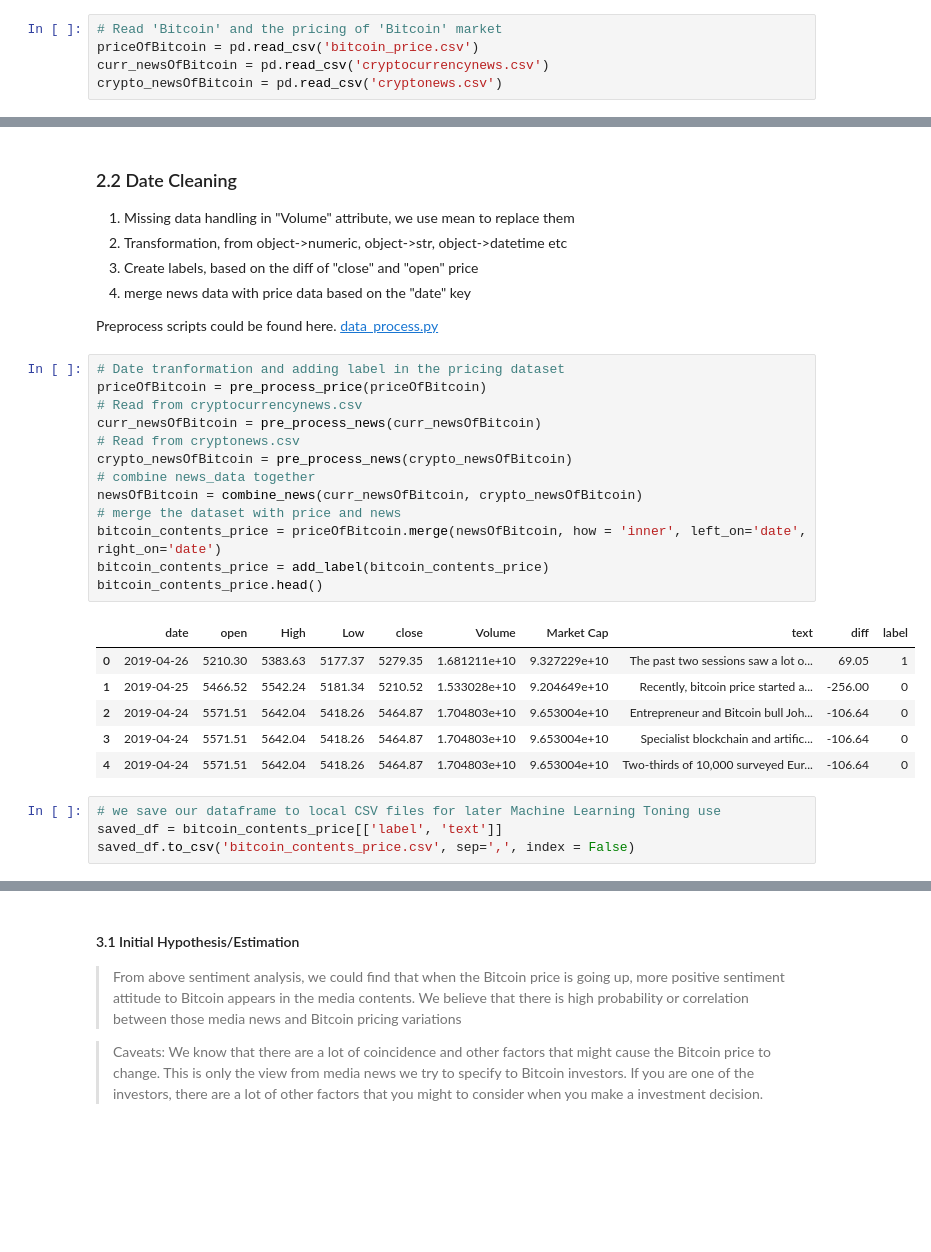
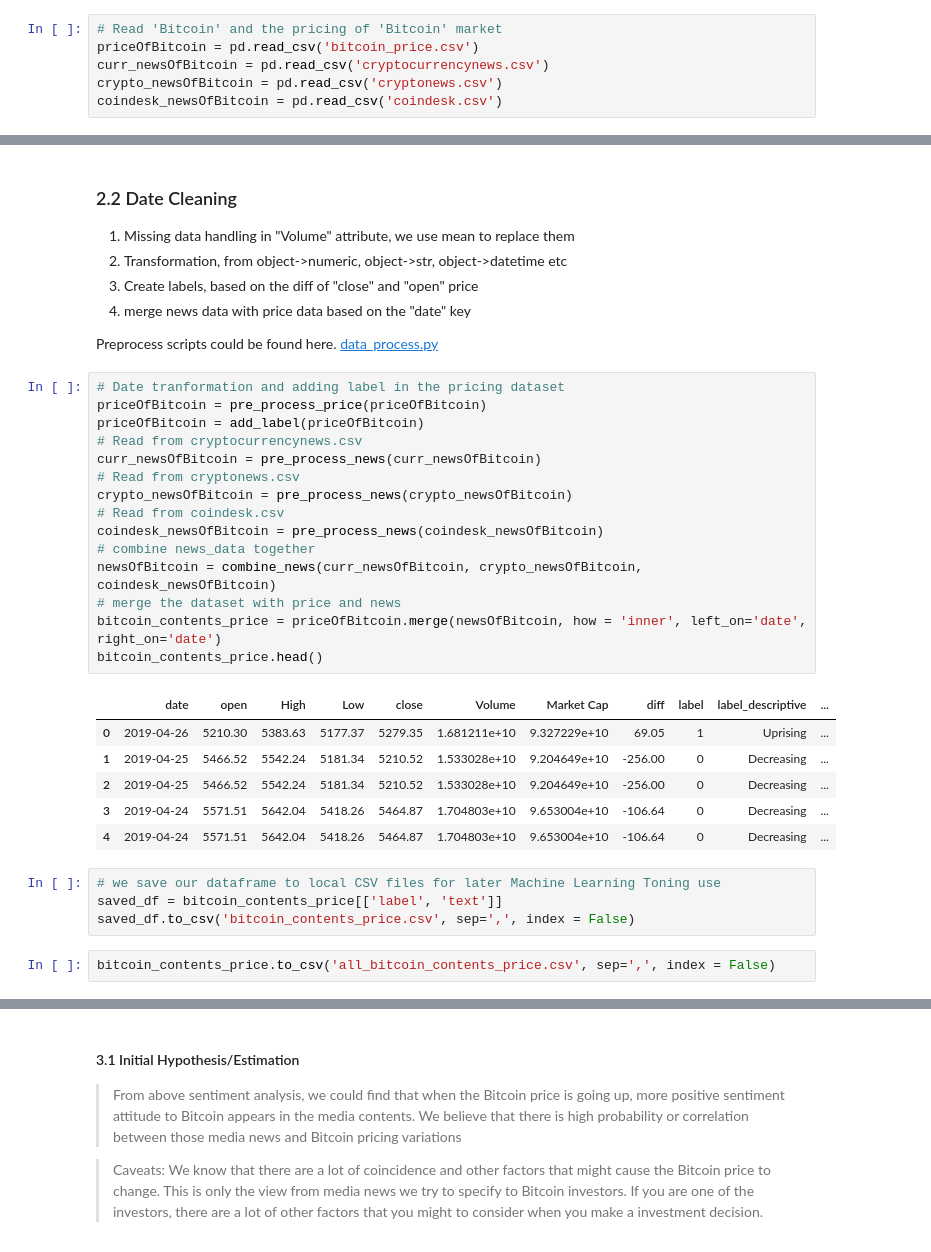
Before and after one commit to uic-cs418/cs418-project-slamming-squad-1, a Jupyter notebook: Final_Report_Hang Yang(Date collection, Preprocess).ipynb, the cells around one changed output, grey strips where cells are left out. Saved outputs shown, nothing was run; the diff lists cells and outputs as text; blank space fills up the shorter version.

```diff
--- a/Final_Report_Hang Yang(Date collection, Preprocess).ipynb
+++ b/Final_Report_Hang Yang(Date collection, Preprocess).ipynb
@@ -35,6 +38,7 @@ Before our processing, we use the web crawler scripts to get our raw data and sa
 priceOfBitcoin = pd.read_csv('bitcoin_price.csv')
 curr_newsOfBitcoin = pd.read_csv('cryptocurrencynews.csv')
 crypto_newsOfBitcoin = pd.read_csv('cryptonews.csv')
+coindesk_newsOfBitcoin = pd.read_csv('coindesk.csv')
 # %% [markdown]
 ## 2 EDA and Data Cleaning
 ### 2.1 EDA on the raw dataset, we looking into the raw datasets we collected, here are their descriptives:
@@ -54,25 +58,29 @@ Preprocess scripts could be found here. [data_process.py](https://github.com/edg
 # %%
 # Date tranformation and adding label in the pricing dataset
 priceOfBitcoin = pre_process_price(priceOfBitcoin)
+priceOfBitcoin = add_label(priceOfBitcoin)
 # Read from cryptocurrencynews.csv
 curr_newsOfBitcoin = pre_process_news(curr_newsOfBitcoin)
 # Read from cryptonews.csv
 crypto_newsOfBitcoin = pre_process_news(crypto_newsOfBitcoin)
+# Read from coindesk.csv
+coindesk_newsOfBitcoin = pre_process_news(coindesk_newsOfBitcoin)
 # combine news_data together
-newsOfBitcoin = combine_news(curr_newsOfBitcoin, crypto_newsOfBitcoin)
+newsOfBitcoin = combine_news(curr_newsOfBitcoin, crypto_newsOfBitcoin, coindesk_newsOfBitcoin)
 # merge the dataset with price and news
 bitcoin_contents_price = priceOfBitcoin.merge(newsOfBitcoin, how = 'inner', left_on='date', right_on='date')
-bitcoin_contents_price = add_label(bitcoin_contents_price)
 bitcoin_contents_price.head()
 # %% [output]
-|  | date | open | High | Low | close | Volume | Market Cap | text | diff | label |
-| 0 | 2019-04-26 | 5210.30 | 5383.63 | 5177.37 | 5279.35 | 1.681211e+10 | 9.327229e+10 | The past two sessions saw a lot o... | 69.05 | 1 |
-| 1 | 2019-04-25 | 5466.52 | 5542.24 | 5181.34 | 5210.52 | 1.533028e+10 | 9.204649e+10 | Recently, bitcoin price started a... | -256.00 | 0 |
-| 2 | 2019-04-24 | 5571.51 | 5642.04 | 5418.26 | 5464.87 | 1.704803e+10 | 9.653004e+10 | Entrepreneur and Bitcoin bull Joh... | -106.64 | 0 |
-| 3 | 2019-04-24 | 5571.51 | 5642.04 | 5418.26 | 5464.87 | 1.704803e+10 | 9.653004e+10 | Specialist blockchain and artific... | -106.64 | 0 |
-| 4 | 2019-04-24 | 5571.51 | 5642.04 | 5418.26 | 5464.87 | 1.704803e+10 | 9.653004e+10 | Two-thirds of 10,000 surveyed Eur... | -106.64 | 0 |
+|  | date | open | High | Low | close | Volume | Market Cap | diff | label | label_descriptive | ... |
+| 0 | 2019-04-26 | 5210.30 | 5383.63 | 5177.37 | 5279.35 | 1.681211e+10 | 9.327229e+10 | 69.05 | 1 | Uprising | ... |
+| 1 | 2019-04-25 | 5466.52 | 5542.24 | 5181.34 | 5210.52 | 1.533028e+10 | 9.204649e+10 | -256.00 | 0 | Decreasing | ... |
+| 2 | 2019-04-25 | 5466.52 | 5542.24 | 5181.34 | 5210.52 | 1.533028e+10 | 9.204649e+10 | -256.00 | 0 | Decreasing | ... |
+| 3 | 2019-04-24 | 5571.51 | 5642.04 | 5418.26 | 5464.87 | 1.704803e+10 | 9.653004e+10 | -106.64 | 0 | Decreasing | ... |
+| 4 | 2019-04-24 | 5571.51 | 5642.04 | 5418.26 | 5464.87 | 1.704803e+10 | 9.653004e+10 | -106.64 | 0 | Decreasing | ... |
 # %%
 # we save our dataframe to local CSV files for later Machine Learning Toning use
 saved_df = bitcoin_contents_price[['label', 'text']]
 saved_df.to_csv('bitcoin_contents_price.csv', sep=',', index = False)
+# %%
+bitcoin_contents_price.to_csv('all_bitcoin_contents_price.csv', sep=',', index = False)
 # %% [markdown]
```
Also changed, not shown: parts of 9 cells of this notebook.
